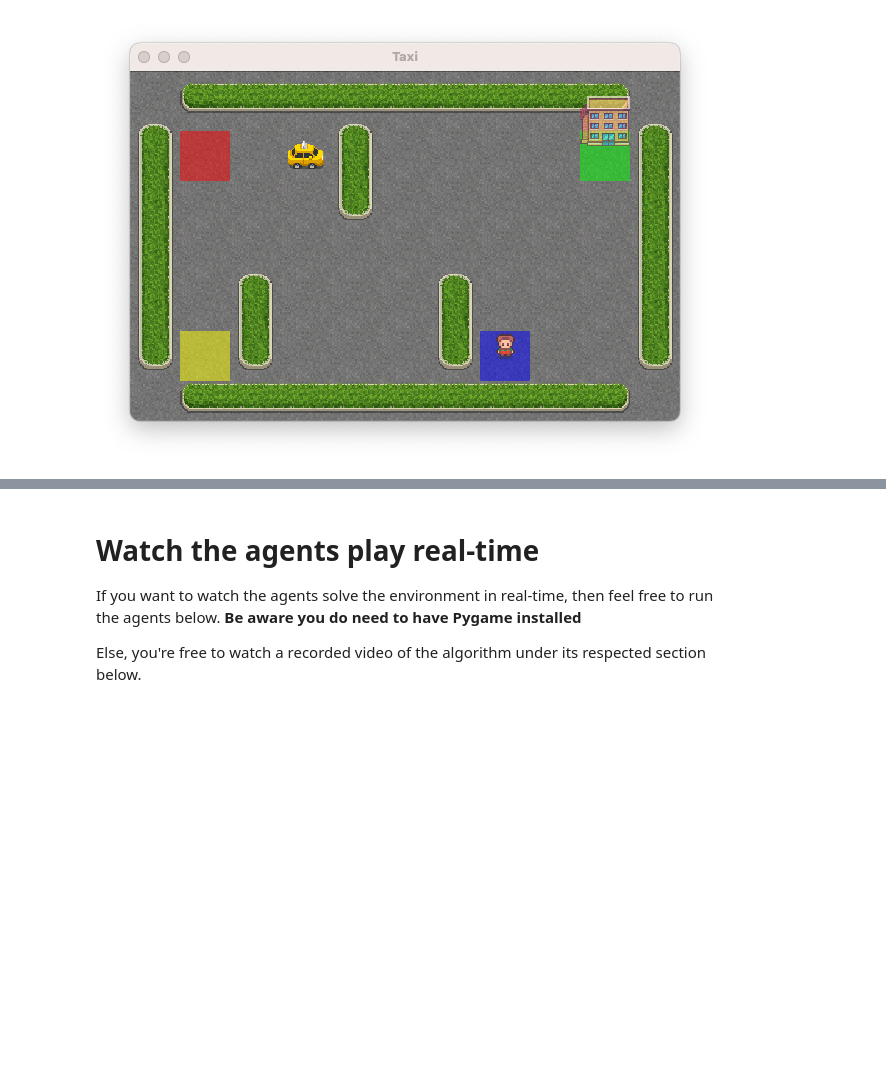
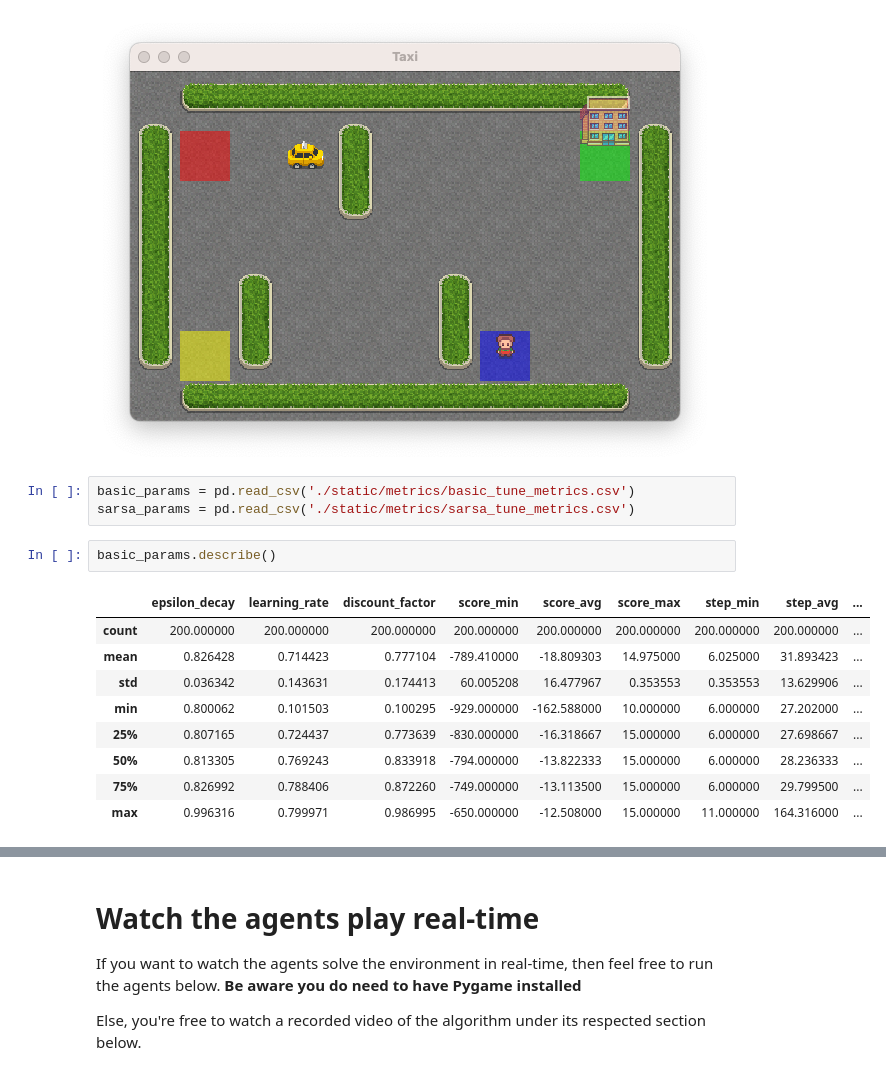
Before and after one commit to SeanMarcusJensen/ACIT4610_Portifolio_KMHS, a Jupyter notebook: problem_4/main.ipynb, the cells around one changed output, grey strips where cells are left out. Cells and saved outputs as stored; diff of their text form; blank space fills up the shorter version.

```diff
--- a/problem_4/main.ipynb
+++ b/problem_4/main.ipynb
@@ -67,3 +60,18 @@ $4_{destinations} * 5_{passanger_locations} * 25_{nodes} = 500_{states}$
 Image(filename='./static/Environment.png')
 # %% [output]
 [figure]
+# %%
+basic_params = pd.read_csv('./static/metrics/basic_tune_metrics.csv')
+sarsa_params = pd.read_csv('./static/metrics/sarsa_tune_metrics.csv')
+# %%
+basic_params.describe()
+# %% [output]
+|  | epsilon_decay | learning_rate | discount_factor | score_min | score_avg | score_max | step_min | step_avg | ... |
+| count | 200.000000 | 200.000000 | 200.000000 | 200.000000 | 200.000000 | 200.000000 | 200.000000 | 200.000000 | ... |
+| mean | 0.826428 | 0.714423 | 0.777104 | -789.410000 | -18.809303 | 14.975000 | 6.025000 | 31.893423 | ... |
+| std | 0.036342 | 0.143631 | 0.174413 | 60.005208 | 16.477967 | 0.353553 | 0.353553 | 13.629906 | ... |
+| min | 0.800062 | 0.101503 | 0.100295 | -929.000000 | -162.588000 | 10.000000 | 6.000000 | 27.202000 | ... |
+| 25% | 0.807165 | 0.724437 | 0.773639 | -830.000000 | -16.318667 | 15.000000 | 6.000000 | 27.698667 | ... |
+| 50% | 0.813305 | 0.769243 | 0.833918 | -794.000000 | -13.822333 | 15.000000 | 6.000000 | 28.236333 | ... |
+| 75% | 0.826992 | 0.788406 | 0.872260 | -749.000000 | -13.113500 | 15.000000 | 6.000000 | 29.799500 | ... |
+| max | 0.996316 | 0.799971 | 0.986995 | -650.000000 | -12.508000 | 15.000000 | 11.000000 | 164.316000 | ... |
```
Also changed, not shown: parts of 14 cells of this notebook, 18 other files.
